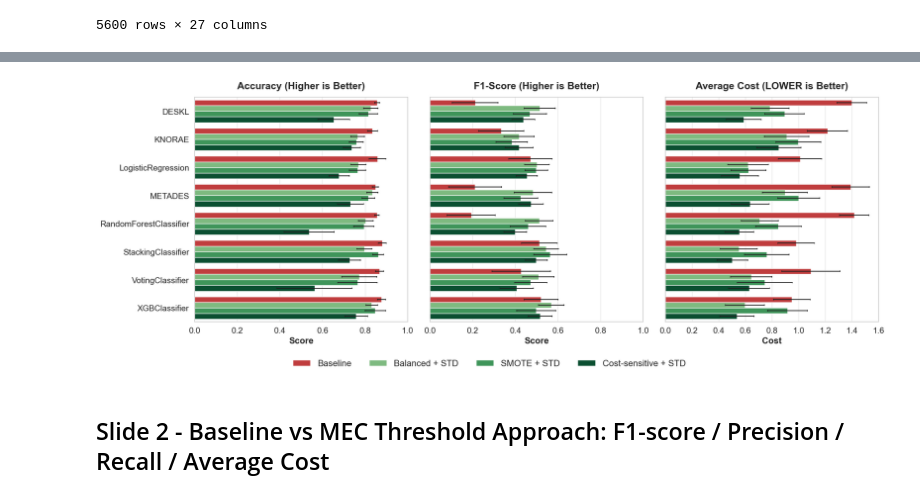
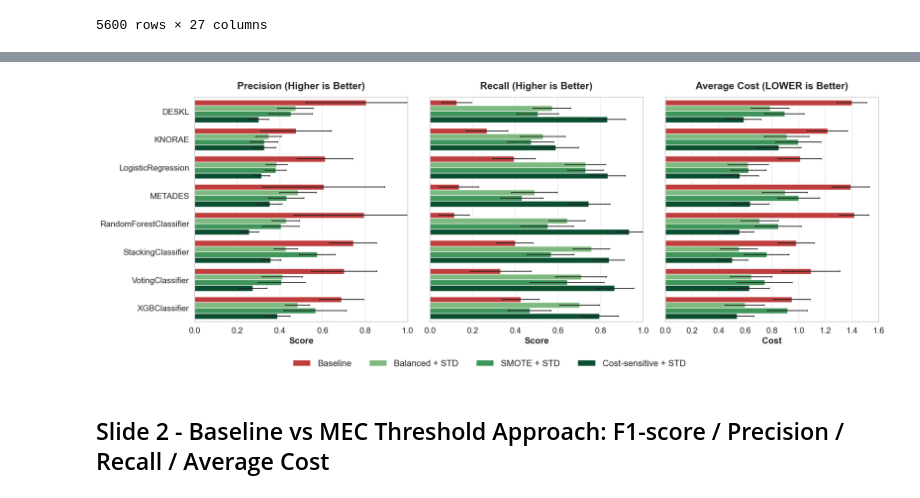
Before and after one commit to LeonardoSaccotelli/Cost-Sensitive-Learning-For-Myocardial-Infarction-Mortality-Prediction, a Jupyter notebook: notebooks/5.3-ls-EV-experimental_schemas_comparison_presentation.ipynb, the cells around one changed output, grey strips where cells are left out. Cells and saved outputs as stored; diff of their text form; code cells hidden in the pictures.

```diff
--- a/notebooks/5.3-ls-EV-experimental_schemas_comparison_presentation.ipynb
+++ b/notebooks/5.3-ls-EV-experimental_schemas_comparison_presentation.ipynb
@@ -196,9 +196,9 @@ plt.rcParams.update({
 
 fig, axes = plt.subplots(nrows=1, ncols=2, figsize=(16, 8), sharey=True)
 
-metrics = ["accuracy", "average_cost"]
+metrics = ["f1", "average_cost"]
 titles = [
-    "Accuracy (Higher is Better)",
+    "F1-Score (Higher is Better)",
     "Average Cost (LOWER is Better)"
 ]
 
@@ -223,10 +223,10 @@ for i, metric in enumerate(metrics):
     )
 
     axes[i].set_title(titles[i], fontweight="bold", pad=15)
-    axes[i].set_xlabel("Score" if metric == "accuracy" else "Cost", fontweight="bold")
+    axes[i].set_xlabel("Score" if metric == "f1" else "Cost", fontweight="bold")
     axes[i].set_ylabel('')
 
-    if metric == "accuracy":
+    if metric == "f1":
         axes[i].set_xlim(0, 1.0)
     elif metric == "average_cost":
         axes[i].set_xlim(0, 1.6)
@@ -244,6 +244,6 @@ fig.legend(handles, labels,
            frameon=False,
            bbox_to_anchor=(0.5, 0.05))
 
-plt.savefig(f"{FIGURES_EXP_SCHEMA_COMPARISON_PRESENTATION_DIR}/slide1_baseline_std_settings_accuracy_average_cost.png", dpi=300, bbox_inches="tight")
+plt.savefig(f"{FIGURES_EXP_SCHEMA_COMPARISON_PRESENTATION_DIR}/slide1_baseline_std_settings_f1_average_cost.png", dpi=300, bbox_inches="tight")
 plt.show()
 # %% [output]
@@ -278,10 +278,10 @@ plt.rcParams.update({
 fig, axes = plt.subplots(nrows=1, ncols=3, figsize=(20, 8), sharey=True)
 
 # Added "f1" to metrics and corresponding title
-metrics = ["accuracy", "f1", "average_cost"]
+metrics = ["precision", "recall", "average_cost"]
 titles = [
-    "Accuracy (Higher is Better)",
-    "F1-Score (Higher is Better)",
+    "Precision (Higher is Better)",
+    "Recall (Higher is Better)",
     "Average Cost (LOWER is Better)"
 ]
 
@@ -302,37 +302,37 @@ for i, metric in enumerate(metrics):
         palette=colors,
         errorbar="sd",
         capsize=0.1,
         err_kws={"linewidth": 1.5, "color": "#212121"}
     )
 
     axes[i].set_title(titles[i], fontweight="bold", pad=15)
 
-    axes[i].set_xlabel("Score" if metric in ["accuracy", "f1"] else "Cost", fontweight="bold")
+    axes[i].set_xlabel("Score" if metric in ["precision", "recall"] else "Cost", fontweight="bold")
     axes[i].set_ylabel('')
 
-    if metric in ["accuracy", "f1"]:
+    if metric in ["precision", "recall"]:
         axes[i].set_xlim(0, 1.0)
     elif metric == "average_cost":
         axes[i].set_xlim(0, 1.6)
 
 
     if axes[i].get_legend() is not None:
         axes[i].get_legend().remove()
 
 plt.tight_layout(rect=[0, 0.12, 1, 1])
 
 handles, labels = axes[0].get_legend_handles_labels()
 fig.legend(handles, labels,
            loc="lower center",
            ncol=4,
            fontsize=16,
            frameon=False,
            bbox_to_anchor=(0.5, 0.05))
 
-plt.savefig(f"{FIGURES_EXP_SCHEMA_COMPARISON_PRESENTATION_DIR}/slide1_baseline_std_settings_accuracy_f1_average_cost.png", dpi=300, bbox_inches="tight")
+plt.savefig(f"{FIGURES_EXP_SCHEMA_COMPARISON_PRESENTATION_DIR}/slide1_baseline_std_settings_precision_recall_average_cost.png", dpi=300, bbox_inches="tight")
 plt.show()
 # %% [output]
-[figure, old version]
+[figure, new version]
 # %% [markdown]
 ## Slide 2 - Baseline vs MEC Threshold Approach: F1-score / Precision / Recall / Average Cost
 # %%
```
Also changed, not shown: parts of 29 cells of this notebook.
